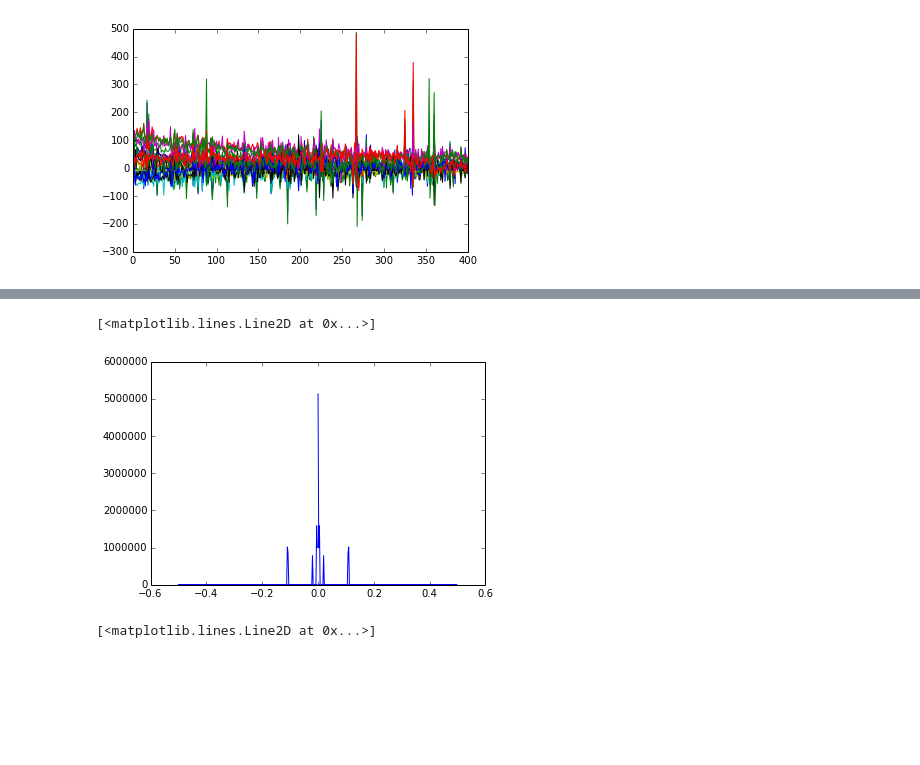
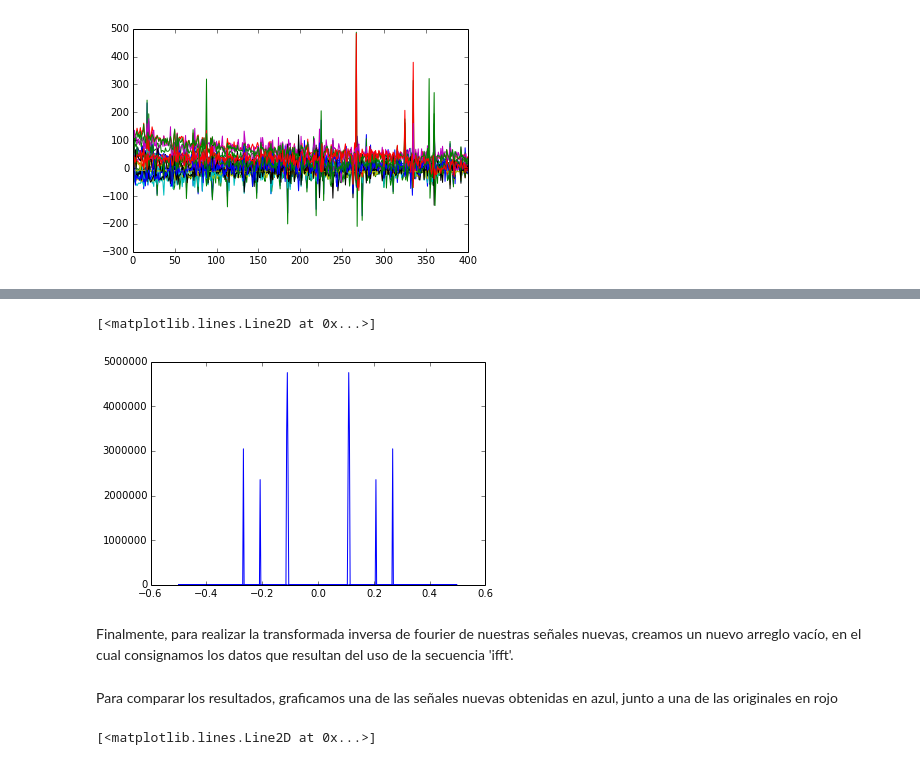
Before and after one commit to jdrpuche/ComputacionalTarea5, a Jupyter notebook: FFT.ipynb, the cells around one changed output, grey strips where cells are left out. Cells and saved outputs as stored; diff of their text form; code cells hidden in the pictures; blank space fills up the shorter version.

```diff
--- a/FFT.ipynb
+++ b/FFT.ipynb
@@ -32,12 +42,16 @@ for i in range(0,m):
 # %%
-plot(freq, abs(fourier[:,3])**2)
+plot(freq, abs(fourier[:,0])**2)
 # %% [output]
 [<matplotlib.lines.Line2D at 0x...>]
-[figure, old version]
+[figure, new version]
+# %% [markdown]
+Finalmente, para realizar la transformada inversa de fourier de nuestras señales nuevas, creamos un nuevo arreglo vacío, en el cual consignamos los datos que resultan del uso de la secuencia 'ifft'.
 # %%
 new = empty([n,m], dtype=complex)
 for i in range(0,m):
     new[:,i] = ifft(fourier[:,i])
+# %% [markdown]
+Para comparar los resultados, graficamos una de las señales nuevas obtenidas en azul, junto a una de las originales en rojo
 # %%
 plot(x,real(new[:,5]), 'b')
 plot(x,data[:,5], 'r')
```
Also changed, not shown: parts of 8 cells of this notebook.
